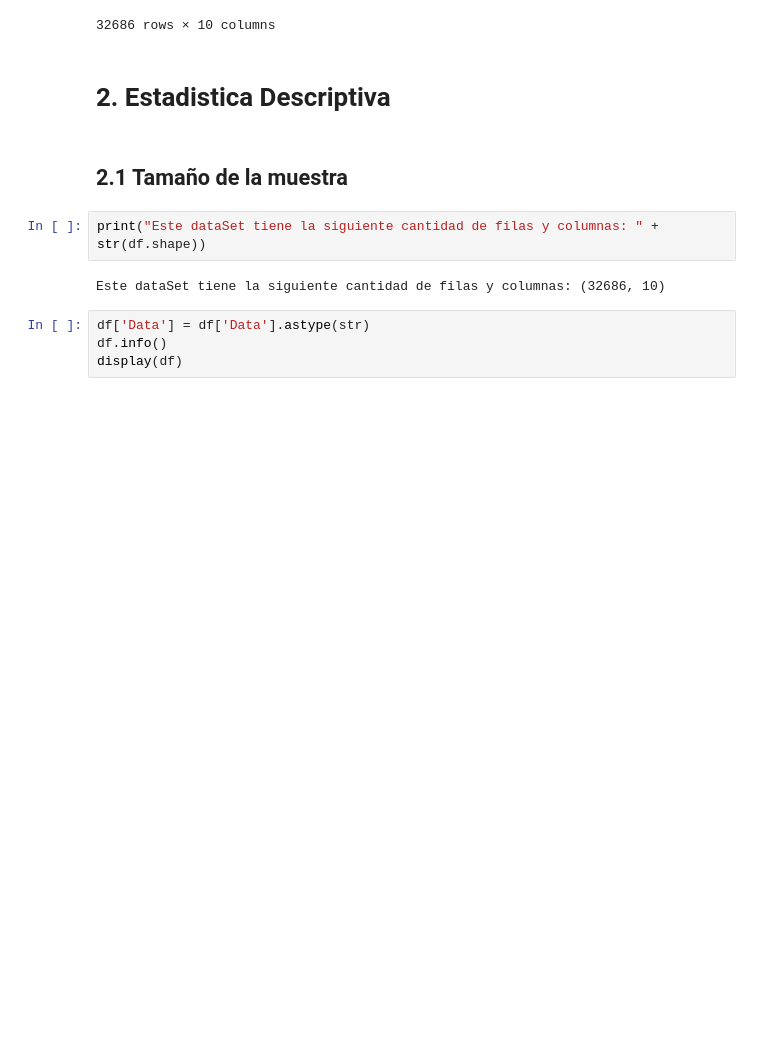
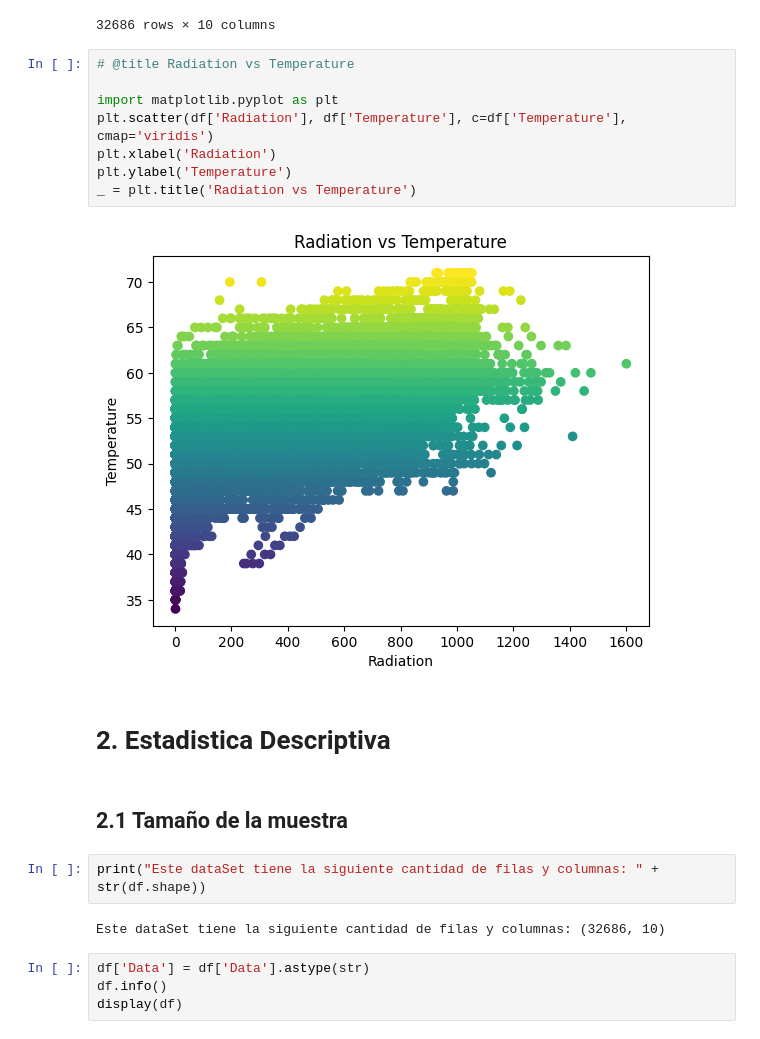
Before and after one commit to mdellanina/TrabajoPr-cticoCODERHOUSE, a Jupyter notebook: TrabajoPracticoCH_DS1.ipynb, the cells around one changed output. Drawn from its saved outputs; the diff is of its cells as text; blank space fills up the shorter version.

Commit message:
mas avances en los plots, faltaria incorporar las nuevas columnas categoricas que estan en el notebook de ayuda creado para eso. luego seguir con la consigna del TP para entregarlo.

```diff
--- a/TrabajoPracticoCH_DS1.ipynb
+++ b/TrabajoPracticoCH_DS1.ipynb
@@ -102,6 +111,16 @@ display(df)
 | 32684 | 2016-12-01 | 00:05:02 | 1.23 | 44 | 30.42 | 101 | 164.19 | 7.87 | ... |
 | 32685 | 2016-12-01 | 00:00:02 | 1.20 | 44 | 30.43 | 101 | 83.59 | 3.37 | ... |
 32686 rows × 10 columns
+# %%
+# @title Radiation vs Temperature
+
+import matplotlib.pyplot as plt
+plt.scatter(df['Radiation'], df['Temperature'], c=df['Temperature'], cmap='viridis')
+plt.xlabel('Radiation')
+plt.ylabel('Temperature')
+_ = plt.title('Radiation vs Temperature')
+# %% [output]
+[figure, added]
 # %% [markdown]
 # 2. Estadistica Descriptiva
 # %% [markdown]
```
Also changed, not shown: parts of 3 cells of this notebook.
